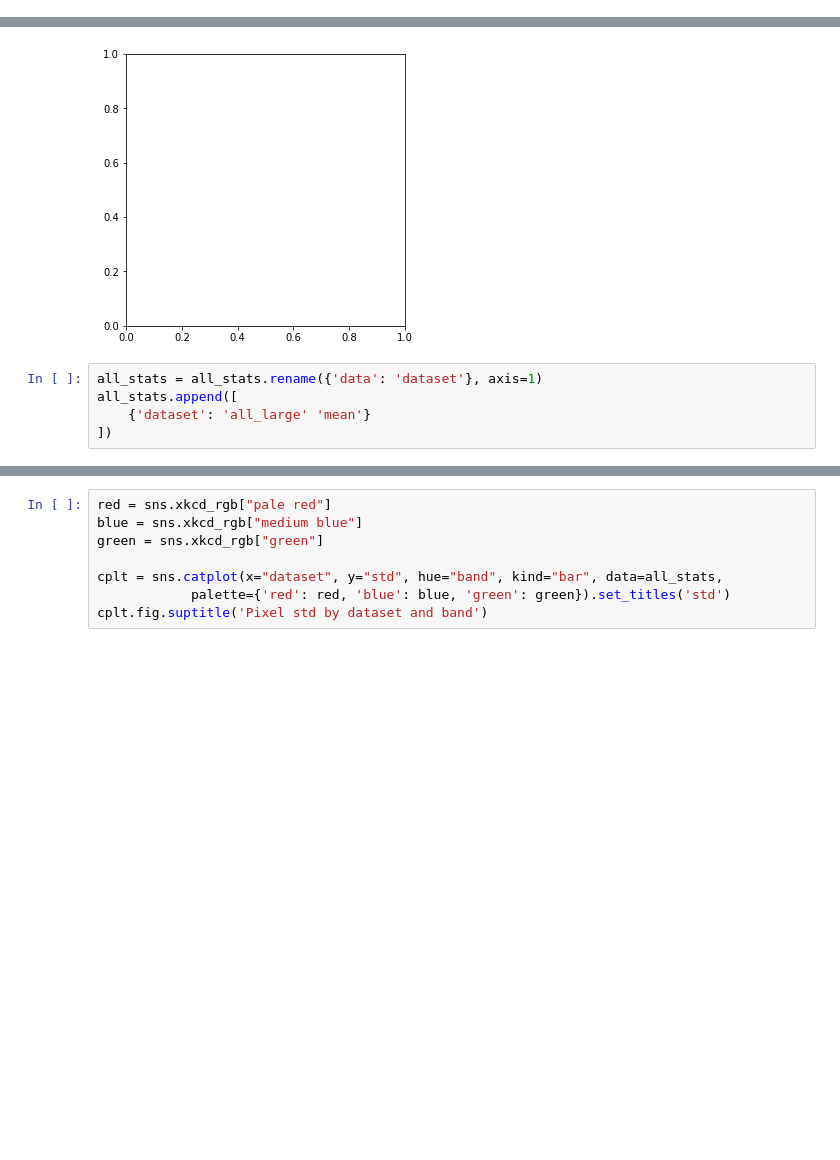
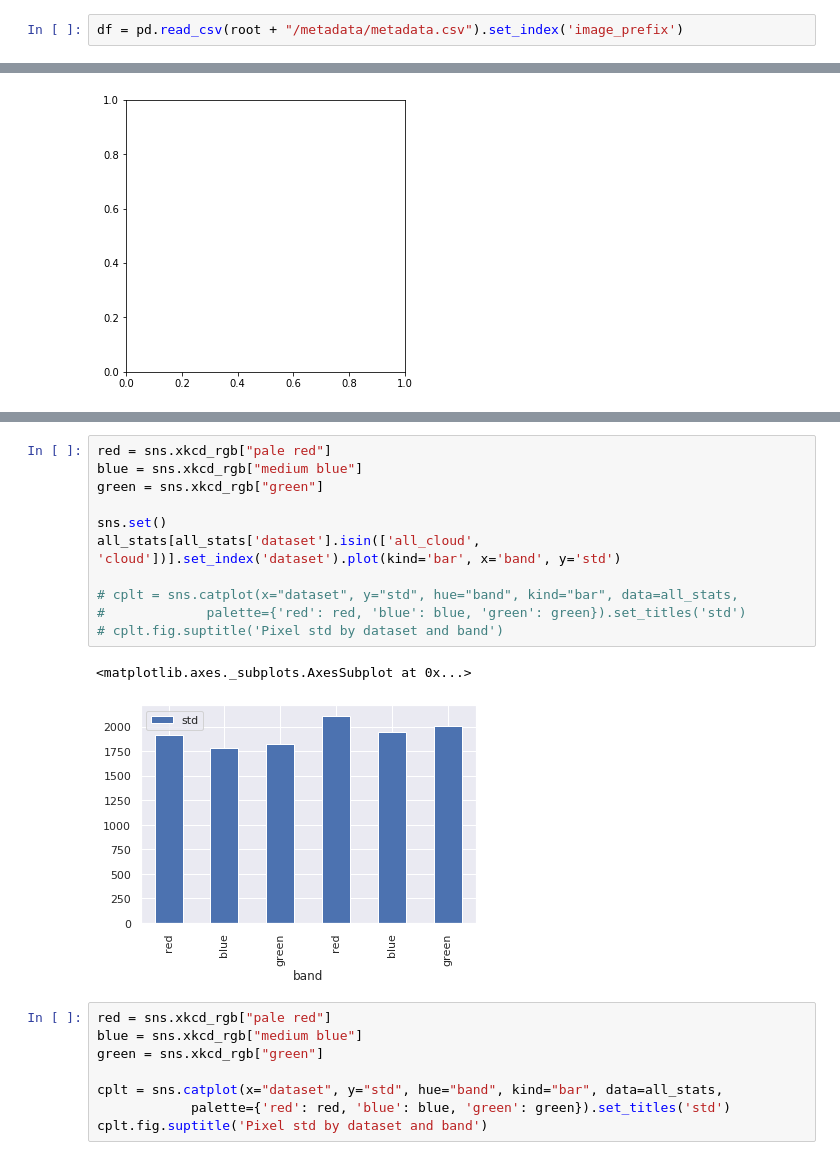
Before and after one commit to skeller88/big_earth_springboard_project, a Jupyter notebook: data_science/data_exploration.ipynb, the cells around one changed output, grey strips where cells are left out. Saved outputs shown, nothing was run; the diff lists cells and outputs as text; blank space fills up the shorter version.

```diff
--- a/data_science/data_exploration.ipynb
+++ b/data_science/data_exploration.ipynb
@@ -103,4 +103,6 @@ google_automl_dataset[['set', 'gcs_uri', 'label']].reset_index()[['set', 'gcs_ur
 | 2 | TRAIN | gs://big_earth_us_central_1/png_i... | no_cloud_and_shadow |
 | 3 | TRAIN | gs://big_earth_us_central_1/png_i... | no_cloud_and_shadow |
 | 4 | TRAIN | gs://big_earth_us_central_1/png_i... | no_cloud_and_shadow |
+# %%
+df = pd.read_csv(root + "/metadata/metadata.csv").set_index('image_prefix')
 # %%
@@ -233,8 +268,3 @@ plt.legend(bbox_to_anchor=(1.05, 1), loc=2, borderaxespad=0.)
 # %% [output]
 NameError: name 'melted' is not defined
 [figure]
-# %%
-all_stats = all_stats.rename({'data': 'dataset'}, axis=1)
-all_stats.append([
-    {'dataset': 'all_large' 'mean'}
-])
@@ -252,3 +289,17 @@ all_stats.append([
+# %%
+red = sns.xkcd_rgb["pale red"]
+blue = sns.xkcd_rgb["medium blue"]
+green = sns.xkcd_rgb["green"]
+
+sns.set()
+all_stats[all_stats['dataset'].isin(['all_cloud', 'cloud'])].set_index('dataset').plot(kind='bar', x='band', y='std')
+
+# cplt = sns.catplot(x="dataset", y="std", hue="band", kind="bar", data=all_stats,
+#             palette={'red': red, 'blue': blue, 'green': green}).set_titles('std')
+# cplt.fig.suptitle('Pixel std by dataset and band')
+# %% [output]
+<matplotlib.axes._subplots.AxesSubplot at 0x...>
+[figure, added]
 # %%
 red = sns.xkcd_rgb["pale red"]
 blue = sns.xkcd_rgb["medium blue"]
```
Also changed, not shown: parts of 4 cells of this notebook, 10 other files.
